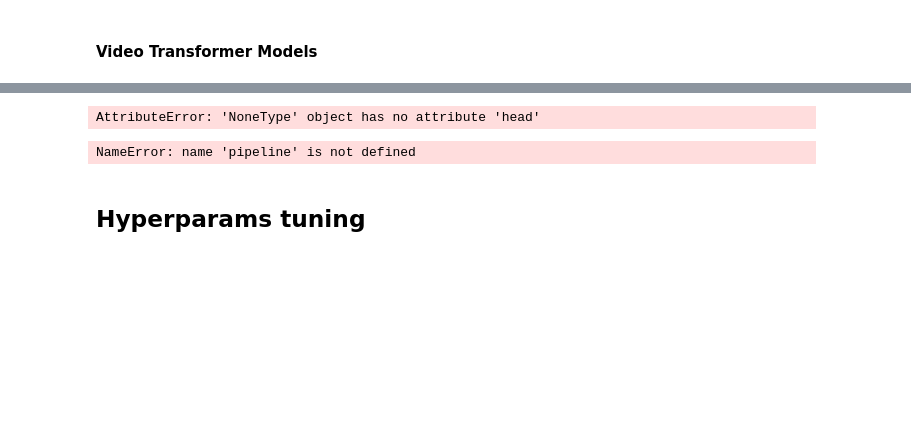
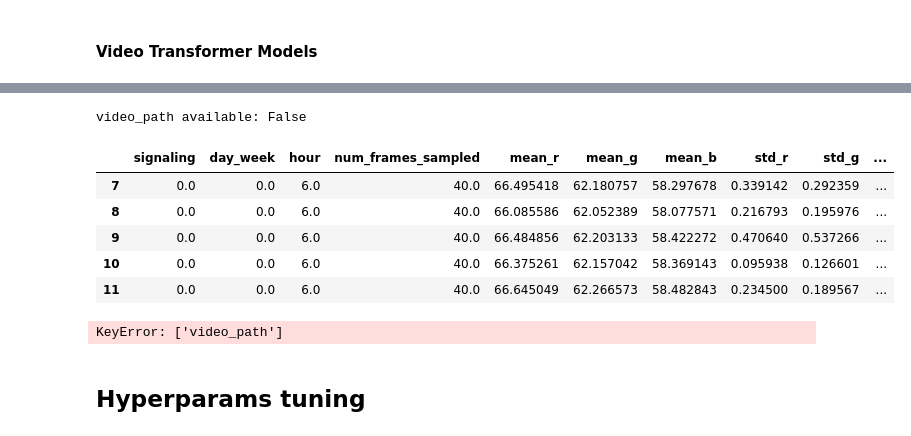
Before and after one commit to anyantudre/zindi-barbados-traffic-analysis, a Jupyter notebook: notebook-barbados-challenge.ipynb, the cells around one changed output, grey strips where cells are left out. Saved outputs shown, nothing was run; the diff lists cells and outputs as text; code cells hidden in the pictures; blank space fills up the shorter version.

Commit message:
minor fix to the error "KeyError: ['video_path']"

```diff
--- a/notebook-barbados-challenge.ipynb
+++ b/notebook-barbados-challenge.ipynb
@@ -97,9 +96,9 @@ config = Config()
 # Rule: path defined → feature used | path = None → feature ignored
 # ============================================================================
 config.SIMPLE_FEATURES_PATH = "/kaggle/input/simple-features-for-traffic-analysis/simple_features.csv"
-config.YOLO_FEATURES_PATH = "/kaggle/input/tourists-barbados-features/yolo_features.csv"
+config.YOLO_FEATURES_PATH = None #"/kaggle/input/tourists-barbados-features/yolo_features.csv"
 config.FLOW_FEATURES_PATH = None
-config.EMBEDDING_FEATURES_PATH = "/kaggle/input/tourists-barbados-features/embedding_features.csv"
+config.EMBEDDING_FEATURES_PATH = None #"/kaggle/input/tourists-barbados-features/embedding_features.csv"
 
 
 # ============================================================================
@@ -376,18 +380,33 @@ print(f"Columns available: {pipeline.training_df.columns.tolist()}")
 # %%
 # Check if video_path is available
 print("video_path available:", "video_path" in pipeline.training_df.columns)
-pipeline.training_df[["video_path", "congestion_rating"]].head()
+pipeline.training_df.head()
 # %% [output]
-AttributeError: 'NoneType' object has no attribute 'head'
+video_path available: False
+|  | signaling | day_week | hour | num_frames_sampled | mean_r | mean_g | mean_b | std_r | std_g | ... |
+| 7 | 0.0 | 0.0 | 6.0 | 40.0 | 66.495418 | 62.180757 | 58.297678 | 0.339142 | 0.292359 | ... |
+| 8 | 0.0 | 0.0 | 6.0 | 40.0 | 66.085586 | 62.052389 | 58.077571 | 0.216793 | 0.195976 | ... |
+| 9 | 0.0 | 0.0 | 6.0 | 40.0 | 66.484856 | 62.203133 | 58.422272 | 0.470640 | 0.537266 | ... |
+| 10 | 0.0 | 0.0 | 6.0 | 40.0 | 66.375261 | 62.157042 | 58.369143 | 0.095938 | 0.126601 | ... |
+| 11 | 0.0 | 0.0 | 6.0 | 40.0 | 66.645049 | 62.266573 | 58.482843 | 0.234500 | 0.189567 | ... |
 # %%
 # ============================================================================
 # Train VideoMAE (requires GPU with sufficient VRAM)
+# NOTE: After updating preprocessing.py, re-clone the repo or restart kernel
 # ============================================================================
 from src.video_models import train_videomae
 
-# Use a subset for faster training (optional - remove .head() for full training)
-train_subset = pipeline.training_df.dropna(subset=["video_path"]).head(500)
-val_subset = pipeline.validation_df.dropna(subset=["video_path"]).head(100)
+# Verify video_path is available (requires updated preprocessing.py)
+if "video_path" not in pipeline.training_df.columns:
+    print("ERROR: video_path not available. Please:")
+    print("  1. Commit & push preprocessing.py changes to GitHub")
+    print("  2. Delete /kaggle/working/barbados-traffic-analysis-challenge")
+    print("  3. Re-run from the beginning")
+    raise KeyError("video_path column missing - see instructions above")
+
+# Use a subset for faster training (remove .head() for full training)
+train_subset = pipeline.training_df[pipeline.training_df["video_path"].notna()].head(500)
+val_subset = pipeline.validation_df[pipeline.validation_df["video_path"].notna()].head(100)
 
 print(f"Training on {len(train_subset)} videos, validating on {len(val_subset)}")
 
@@ -402,7 +421,7 @@ trainer = train_videomae(
     batch_size=2    # Reduce if OOM
 )
 # %% [output]
-NameError: name 'pipeline' is not defined
+KeyError: ['video_path']
 # %%
 # ============================================================================
 # Make predictions with trained VideoMAE
```
Also changed, not shown: parts of 5 cells of this notebook, 1 other file.
